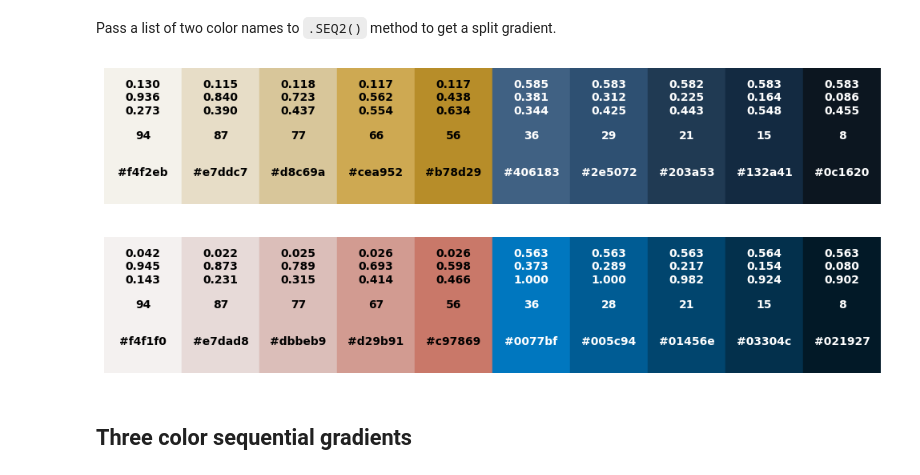
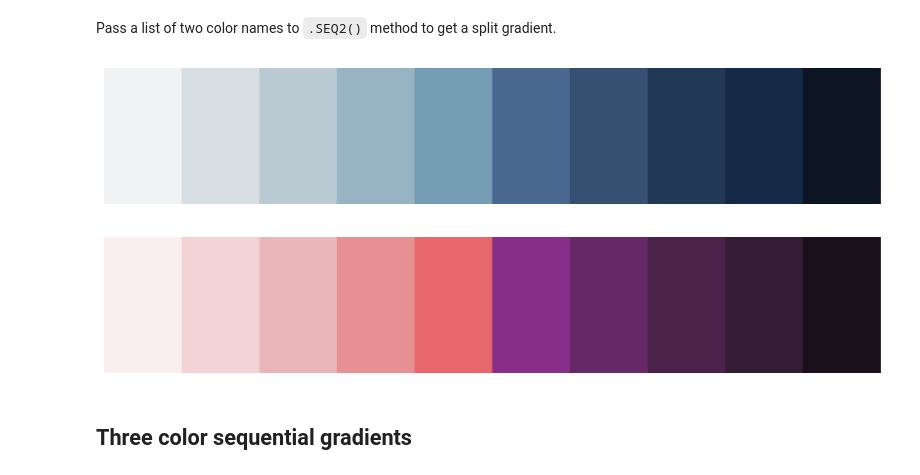
Before and after one commit to morpc/morpc-py, a Jupyter notebook: docs/09-morpc-color-demo.ipynb, the cells around one changed output. Drawn from its saved outputs; the diff is of its cells as text; code cells hidden in the pictures.

```diff
--- a/docs/09-morpc-color-demo.ipynb
+++ b/docs/09-morpc-color-demo.ipynb
@@ -54,13 +58,13 @@ morpc.color.plot_from_hex_list(morpc.color.get_colors().SEQ('gold', 4).hex_list)
 # %% [markdown]
 Pass a list of two color names to `.SEQ2()` method to get a split gradient.
 # %%
-morpc.color.plot_from_hex_list(morpc.color.get_colors().SEQ2(['gold', 'darkblue']).hex_list)
+morpc.color.plot_from_hex_list(morpc.color.get_colors().SEQ2(['midblue', 'darkblue']).hex_list, labels=[])
 # %% [output]
-[figure, old version]
+[figure, new version]
 # %%
-morpc.color.plot_from_hex_list(morpc.color.get_colors().SEQ2(['rose', 'blue']).hex_list)
+morpc.color.plot_from_hex_list(morpc.color.get_colors().SEQ2(['red', 'purple']).hex_list, labels=[])
 # %% [output]
-[figure, old version]
+[figure, new version]
 # %% [markdown]
 ## Three color sequential gradients
 # %% [markdown]
```
Also changed, not shown: parts of 45 cells of this notebook, 2 other files.
